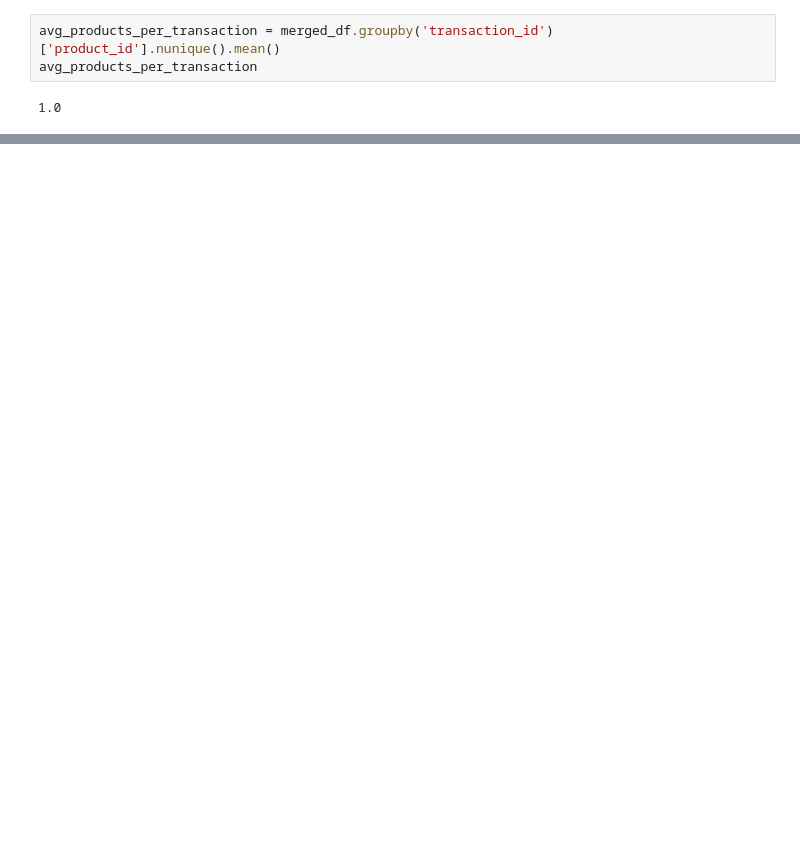
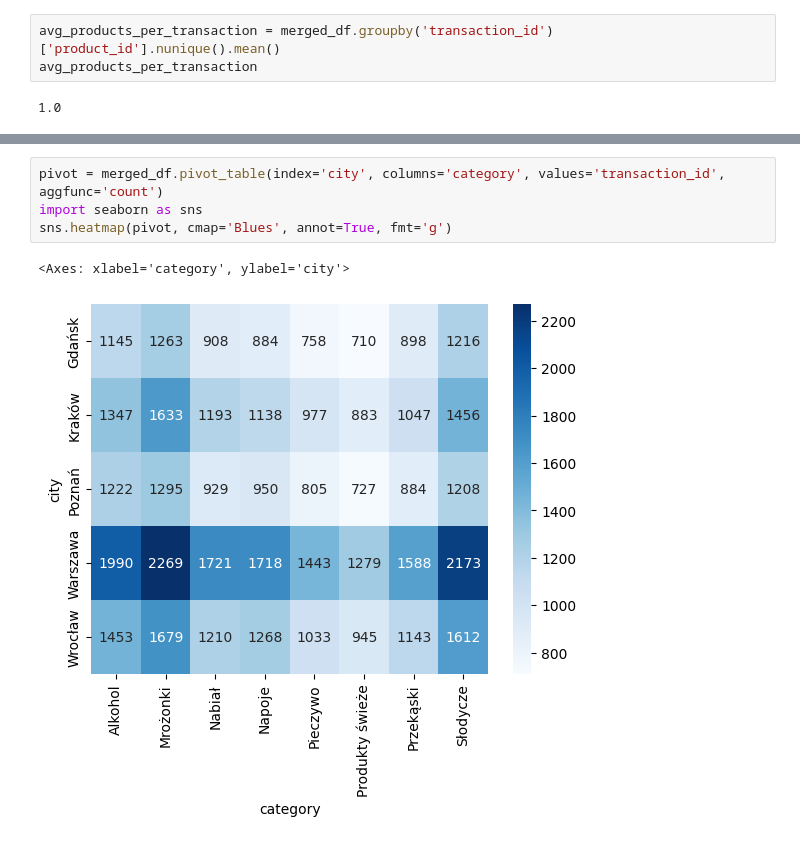
Before and after one commit to HMurawski/dump, a Jupyter notebook: dump_learning/March/3.ipynb, the cells around one changed output, grey strips where cells are left out. Saved outputs shown, nothing was run; the diff lists cells and outputs as text; blank space fills up the shorter version.

```diff
--- a/dump_learning/March/3.ipynb
+++ b/dump_learning/March/3.ipynb
@@ -277,0 +304,7 @@ Name: total_sales, dtype: float64
+# %%
+pivot = merged_df.pivot_table(index='city', columns='category', values='transaction_id', aggfunc='count')
+import seaborn as sns
+sns.heatmap(pivot, cmap='Blues', annot=True, fmt='g')
+# %% [output]
+<Axes: xlabel='category', ylabel='city'>
+[figure, added]
```
Also changed, not shown: parts of 28 cells of this notebook.
